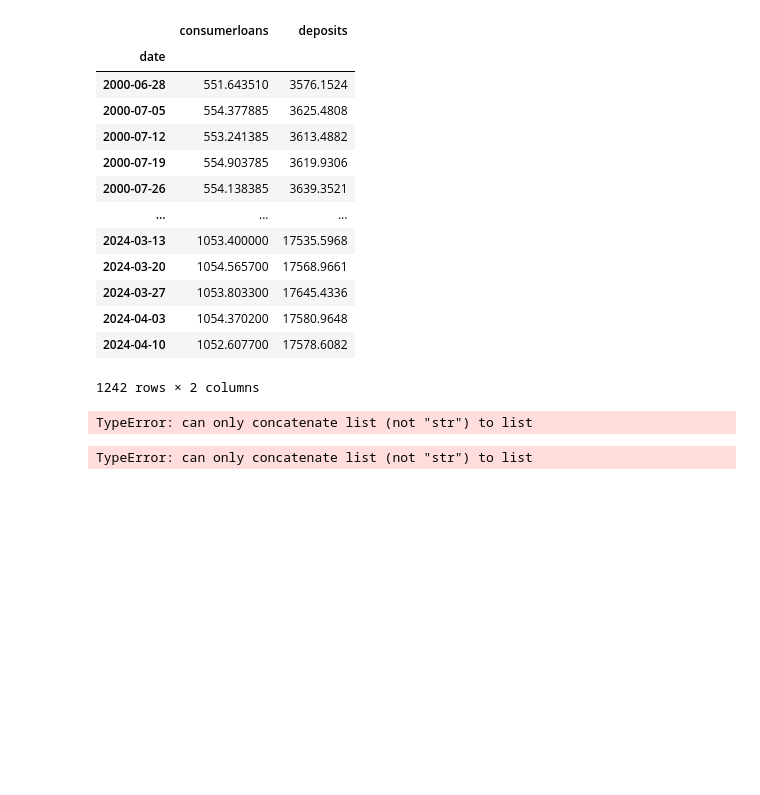
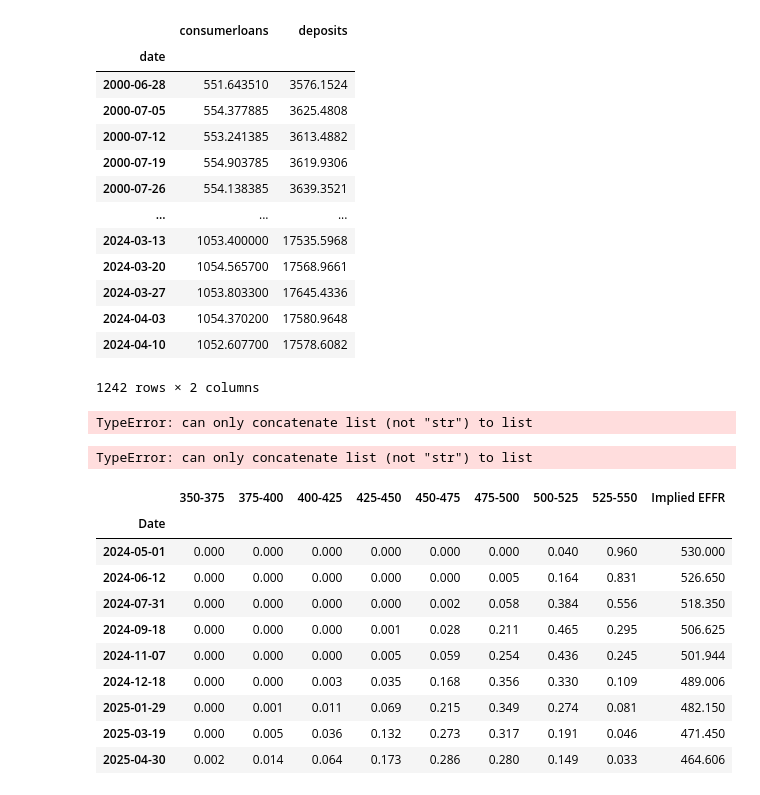
Before and after one commit to evanglas/forecasting-project, a Jupyter notebook: michael.ipynb, the cells around one changed output. Cells and saved outputs as stored; diff of their text form; code cells hidden in the pictures; blank space fills up the shorter version.

Commit message:
Adding implied federal funds rate to the notebook

```diff
--- a/michael.ipynb
+++ b/michael.ipynb
@@ -578,3 +578,39 @@ TypeError: can only concatenate list (not "str") to list
 TypeError: can only concatenate list (not "str") to list
 # %%
 arimax_df
+# %%
+data = {
+    "Date": ["5/1/2024", "6/12/2024", "7/31/2024", "9/18/2024", "11/7/2024", "12/18/2024", "1/29/2025", "3/19/2025", "4/30/2025"],
+    "350-375": [0.0, 0.0, 0.0, 0.0, 0.0, 0.0, 0.0, 0.0, 0.002],
+    "375-400": [0.0, 0.0, 0.0, 0.0, 0.0, 0.0, 0.001, 0.005, 0.014],
+    "400-425": [0.0, 0.0, 0.0, 0.0, 0.0, 0.003, 0.011, 0.036, 0.064],
+    "425-450": [0.0, 0.0, 0.0, 0.001, 0.005, 0.035, 0.069, 0.132, 0.173],
+    "450-475": [0.0, 0.0, 0.002, 0.028, 0.059, 0.168, 0.215, 0.273, 0.286],
+    "475-500": [0.0, 0.005, 0.058, 0.211, 0.254, 0.356, 0.349, 0.317, 0.280],
+    "500-525": [0.040, 0.164, 0.384, 0.465, 0.436, 0.330, 0.274, 0.191, 0.149],
+    "525-550": [0.960, 0.831, 0.556, 0.295, 0.245, 0.109, 0.081, 0.046, 0.033]
+}
+
+df = pd.DataFrame(data)
+df
+
+# Convert the 'Date' column to datetime format and set it as the index
+df['Date'] = pd.to_datetime(df['Date'])
+df.set_index('Date', inplace=True)
+
+# Calculate the expected value for each date by using the lower bound of the column name plus 6
+expected_values = df.apply(lambda x: x * (int(x.name.split('-')[0]) + 6), axis=0).sum(axis=1)
+df['Implied EFFR'] = expected_values
+df
+# %% [output]
+|  | 350-375 | 375-400 | 400-425 | 425-450 | 450-475 | 475-500 | 500-525 | 525-550 | Implied EFFR |
+| Date |  |  |  |  |  |  |  |  |  |
+| 2024-05-01 | 0.000 | 0.000 | 0.000 | 0.000 | 0.000 | 0.000 | 0.040 | 0.960 | 530.000 |
+| 2024-06-12 | 0.000 | 0.000 | 0.000 | 0.000 | 0.000 | 0.005 | 0.164 | 0.831 | 526.650 |
+| 2024-07-31 | 0.000 | 0.000 | 0.000 | 0.000 | 0.002 | 0.058 | 0.384 | 0.556 | 518.350 |
+| 2024-09-18 | 0.000 | 0.000 | 0.000 | 0.001 | 0.028 | 0.211 | 0.465 | 0.295 | 506.625 |
+| 2024-11-07 | 0.000 | 0.000 | 0.000 | 0.005 | 0.059 | 0.254 | 0.436 | 0.245 | 501.944 |
+| 2024-12-18 | 0.000 | 0.000 | 0.003 | 0.035 | 0.168 | 0.356 | 0.330 | 0.109 | 489.006 |
+| 2025-01-29 | 0.000 | 0.001 | 0.011 | 0.069 | 0.215 | 0.349 | 0.274 | 0.081 | 482.150 |
+| 2025-03-19 | 0.000 | 0.005 | 0.036 | 0.132 | 0.273 | 0.317 | 0.191 | 0.046 | 471.450 |
+| 2025-04-30 | 0.002 | 0.014 | 0.064 | 0.173 | 0.286 | 0.280 | 0.149 | 0.033 | 464.606 |
```
